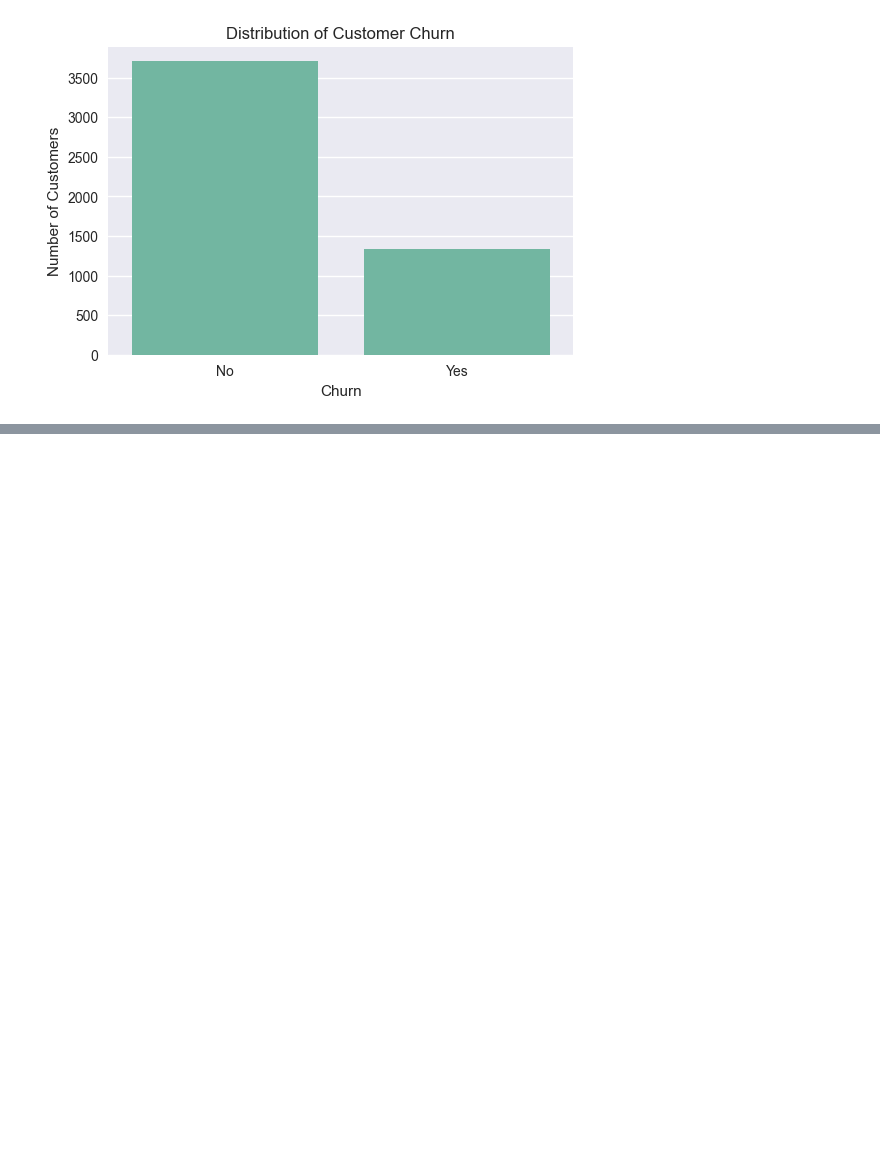
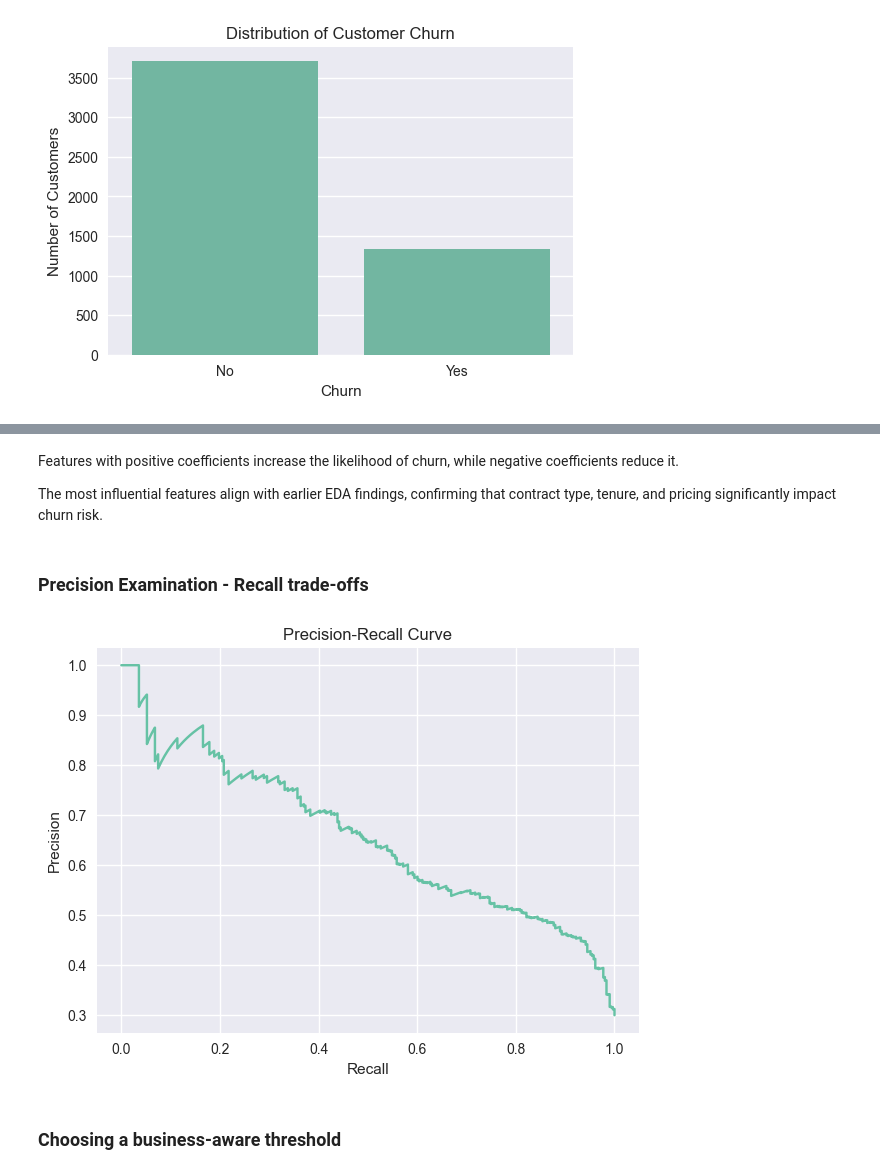
Before and after one commit to mauriciogbarros/customer-churn-prediction, a Jupyter notebook: notebooks/churn_analysis.ipynb, the cells around one changed output, grey strips where cells are left out. Saved outputs shown, nothing was run; the diff lists cells and outputs as text; code cells hidden in the pictures; blank space fills up the shorter version.

```diff
--- a/notebooks/churn_analysis.ipynb
+++ b/notebooks/churn_analysis.ipynb
@@ -239,0 +285,19 @@ Customers with **month-to-month contracts** show a significantly higher churn ra
+# %%
+# Create a working copy
+df_model = df.copy()
+df_model = df_model.dropna()
+
+# Binary target variable
+df_model["Churn"] = df_model["Churn"].map({"Yes": 1, "No": 0})
+
+# Tenure buckets (early lifecycle signal)
+df_model["TenureGroup"] = pd.cut(
+	df_model["tenure"],
+	bins = [0, 12, 24, 48, 72],
+	labels = ["0 - 12", "12 - 24", "24 - 48", "48+"]
+)
+
+# High monthly charges flag (cost sensitivity proxy)
+df_model["HighMonthlyCharges"] = (
+	df_model["MonthlyCharges"] > df_model["MonthlyCharges"].median()
+).astype(int)
@@ -239,0 +354,14 @@ Customers with **month-to-month contracts** show a significantly higher churn ra
+# %%
+# Initialize and train model
+log_reg = LogisticRegression(max_iter = 1000)
+log_reg.fit(x_train, y_train)
+
+# Predictions
+y_pred = log_reg.predict(x_test)
+y_prob = log_reg.predict_proba(x_test)[:, 1]
+
+# Evaluation metrics
+print(f"Accuracy: {round(accuracy_score(y_test, y_pred), 3)}")
+print(f"Precision: {round(precision_score(y_test, y_pred), 3)}")
+print(f"Recall: {round(recall_score(y_test, y_pred)), 3}")
+print(f"ROC-AUC: {round(roc_auc_score(y_test, y_prob), 3)}")
@@ -239,0 +395,20 @@ Customers with **month-to-month contracts** show a significantly higher churn ra
+# %% [markdown]
+Features with positive coefficients increase the likelihood of churn, while negative coefficients reduce it.
+
+The most influential features align with earlier EDA findings, confirming that contract type, tenure, and pricing significantly impact churn risk.
+# %% [markdown]
+### Precision Examination - Recall trade-offs
+# %%
+from sklearn.metrics import precision_recall_curve
+
+precision, recall, thresholds = precision_recall_curve(y_test, y_prob)
+plot.figure(figsize = (7, 5))
+plot.plot(recall, precision)
+plot.xlabel("Recall")
+plot.ylabel("Precision")
+plot.title("Precision-Recall Curve")
+plot.show()
+# %% [output]
+[figure, added]
+# %% [markdown]
+### Choosing a business-aware threshold
```
Also changed, not shown: parts of 44 cells of this notebook, 5 other files.
